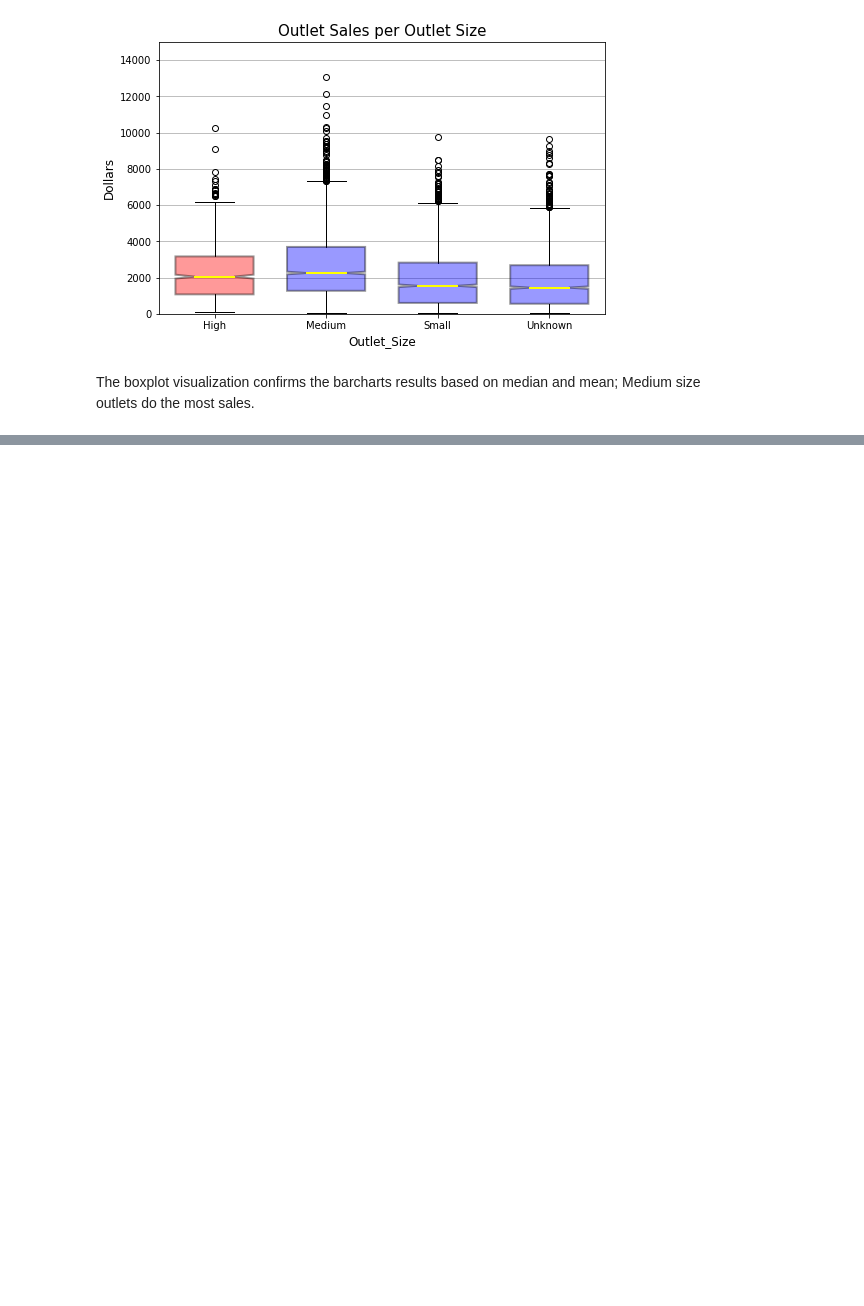
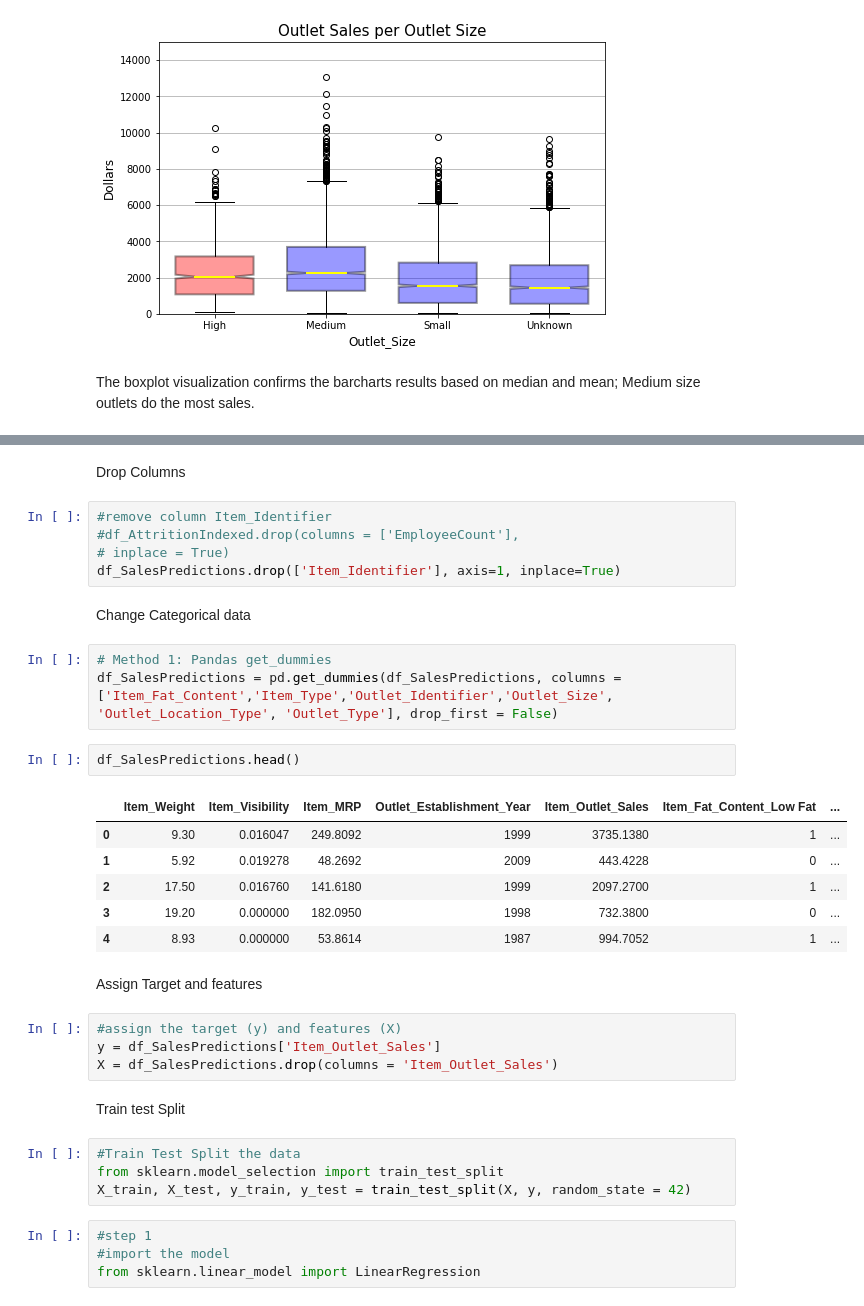
Before and after one commit to Manel-MH/Sales-Predictions, a Jupyter notebook: Project1_Sales_Predictions.ipynb, the cells around one changed output, grey strips where cells are left out. Saved outputs shown, nothing was run; the diff lists cells and outputs as text; blank space fills up the shorter version.

```diff
--- a/Project1_Sales_Predictions.ipynb
+++ b/Project1_Sales_Predictions.ipynb
@@ -403,0 +448,37 @@ The boxplot visualization confirms the barcharts results based on median and mea
+# %% [markdown]
+Drop Columns
+# %%
+#remove column Item_Identifier
+#df_AttritionIndexed.drop(columns = ['EmployeeCount'],
+# inplace = True)
+df_SalesPredictions.drop(['Item_Identifier'], axis=1, inplace=True)
+# %% [markdown]
+Change Categorical data
+# %%
+# Method 1: Pandas get_dummies
+df_SalesPredictions = pd.get_dummies(df_SalesPredictions, columns = ['Item_Fat_Content','Item_Type','Outlet_Identifier','Outlet_Size', 'Outlet_Location_Type', 'Outlet_Type'], drop_first = False)
+# %%
+df_SalesPredictions.head()
+# %% [output]
+|  | Item_Weight | Item_Visibility | Item_MRP | Outlet_Establishment_Year | Item_Outlet_Sales | Item_Fat_Content_Low Fat | ... |
+| 0 | 9.30 | 0.016047 | 249.8092 | 1999 | 3735.1380 | 1 | ... |
+| 1 | 5.92 | 0.019278 | 48.2692 | 2009 | 443.4228 | 0 | ... |
+| 2 | 17.50 | 0.016760 | 141.6180 | 1999 | 2097.2700 | 1 | ... |
+| 3 | 19.20 | 0.000000 | 182.0950 | 1998 | 732.3800 | 0 | ... |
+| 4 | 8.93 | 0.000000 | 53.8614 | 1987 | 994.7052 | 1 | ... |
+# %% [markdown]
+Assign Target and features
+# %%
+#assign the target (y) and features (X)
+y = df_SalesPredictions['Item_Outlet_Sales']
+X = df_SalesPredictions.drop(columns = 'Item_Outlet_Sales')
+# %% [markdown]
+Train test Split
+# %%
+#Train Test Split the data
+from sklearn.model_selection import train_test_split
+X_train, X_test, y_train, y_test = train_test_split(X, y, random_state = 42)
+# %%
+#step 1
+#import the model
+from sklearn.linear_model import LinearRegression
```
Also changed, not shown: parts of 18 cells of this notebook.
